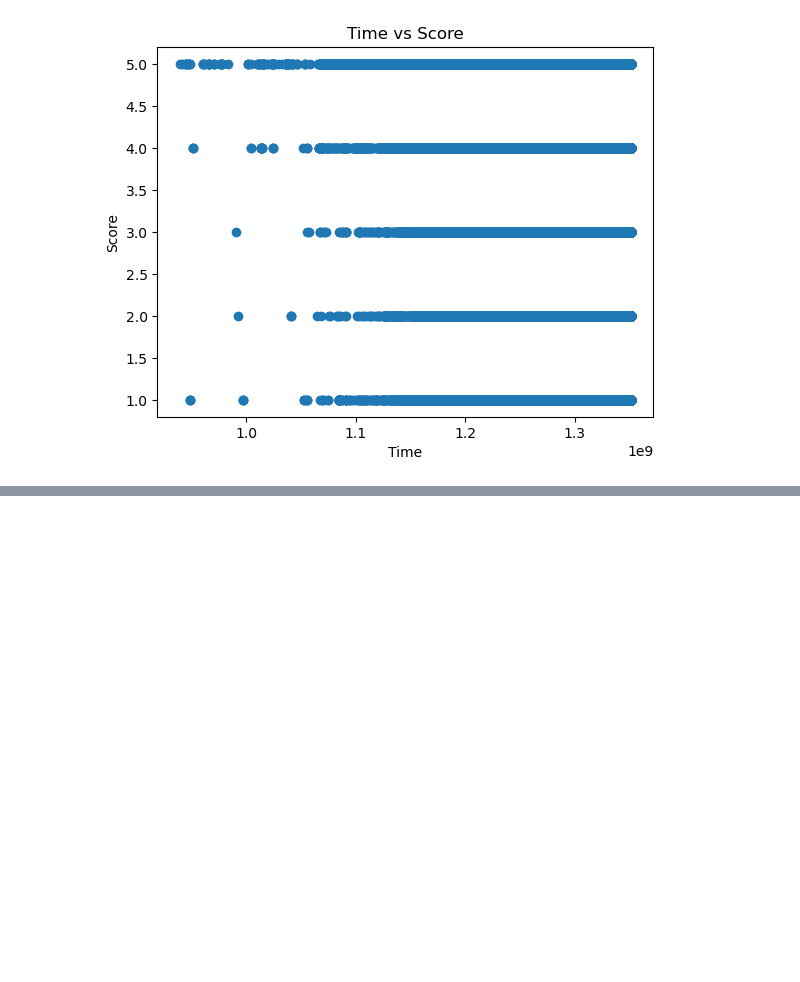
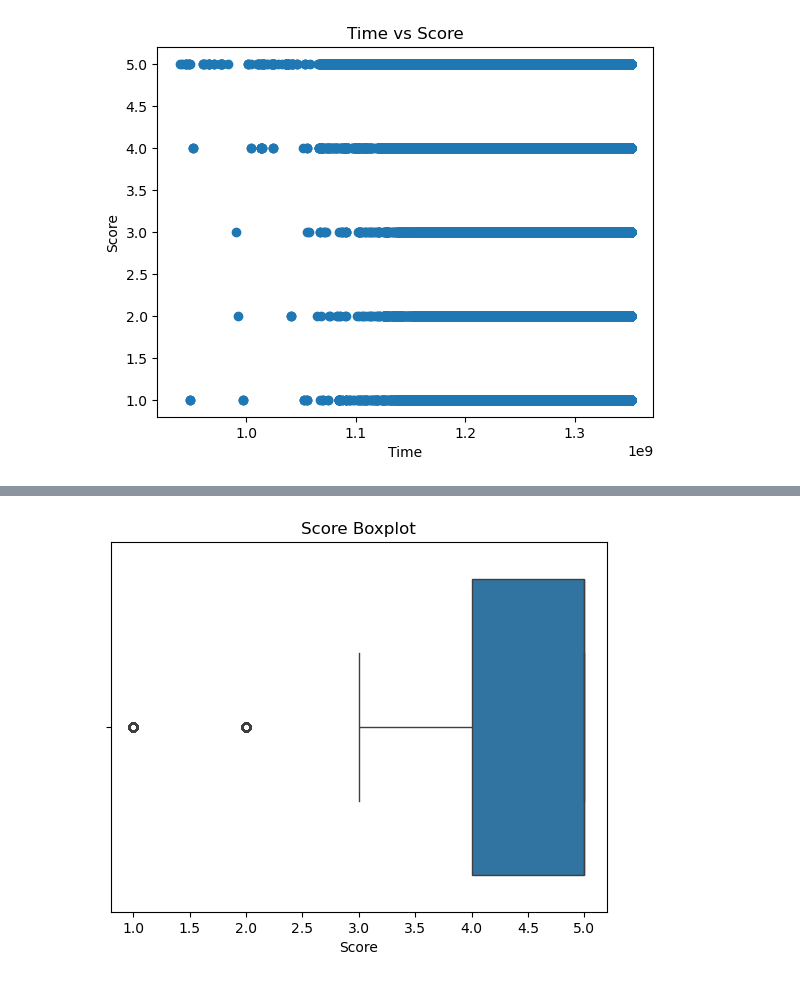
Before and after one commit to majjiganandhini975/amazon_Fine_Food_Reviews., a Jupyter notebook: Untitled (5).ipynb, the cells around one changed output, grey strips where cells are left out. Saved outputs shown, nothing was run; the diff lists cells and outputs as text; code cells hidden in the pictures; blank space fills up the shorter version.

```diff
--- a/Untitled (5).ipynb
+++ b/Untitled (5).ipynb
@@ -232,0 +251,6 @@ plt.show()
+# %%
+sns.boxplot(x=df["Score"])
+plt.title("Score Boxplot")
+plt.show()
+# %% [output]
+[figure, added]
```
Also changed, not shown: parts of 13 cells of this notebook.
